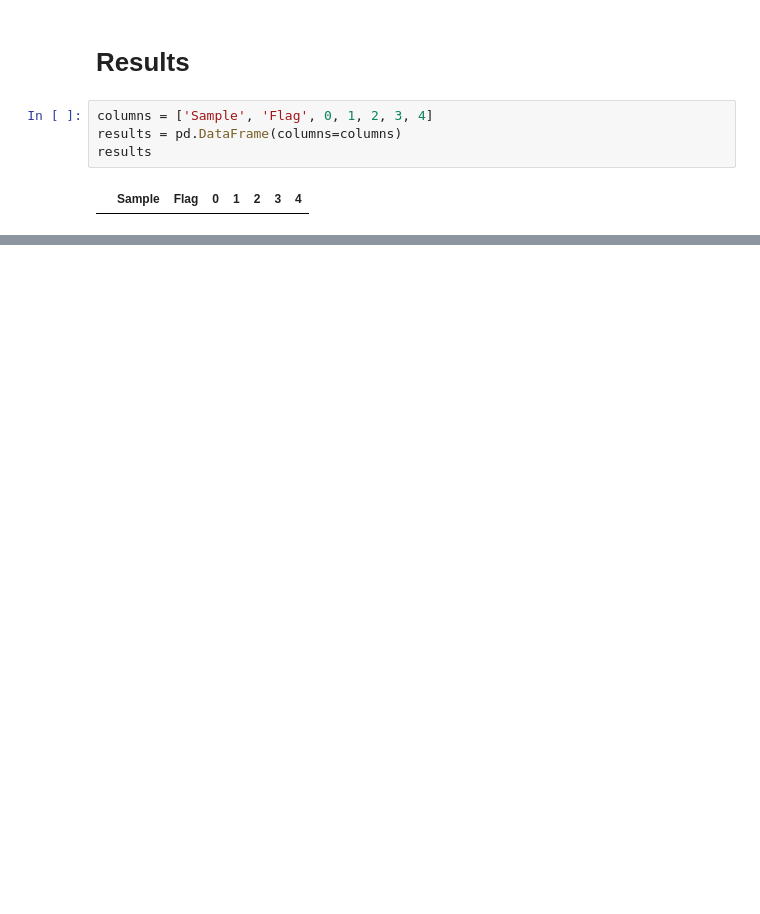
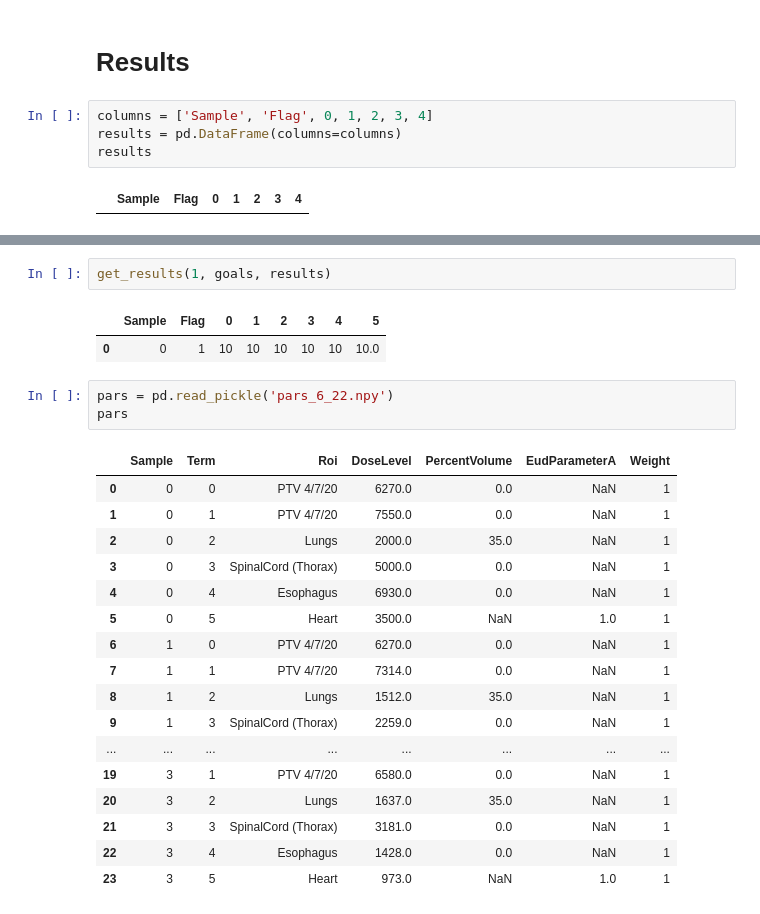
Before and after one commit to kels271828/RayBay, a Jupyter notebook: results/Try dataframe.ipynb, the cells around one changed output, grey strips where cells are left out. Cells and saved outputs as stored; diff of their text form; blank space fills up the shorter version.

```diff
--- a/results/Try dataframe.ipynb
+++ b/results/Try dataframe.ipynb
@@ -233,0 +499,26 @@ Name: 17, dtype: object
+# %%
+get_results(1, goals, results)
+# %% [output]
+|  | Sample | Flag | 0 | 1 | 2 | 3 | 4 | 5 |
+| 0 | 0 | 1 | 10 | 10 | 10 | 10 | 10 | 10.0 |
+# %%
+pars = pd.read_pickle('pars_6_22.npy')
+pars
+# %% [output]
+|  | Sample | Term | Roi | DoseLevel | PercentVolume | EudParameterA | Weight |
+| 0 | 0 | 0 | PTV 4/7/20 | 6270.0 | 0.0 | NaN | 1 |
+| 1 | 0 | 1 | PTV 4/7/20 | 7550.0 | 0.0 | NaN | 1 |
+| 2 | 0 | 2 | Lungs | 2000.0 | 35.0 | NaN | 1 |
+| 3 | 0 | 3 | SpinalCord (Thorax) | 5000.0 | 0.0 | NaN | 1 |
+| 4 | 0 | 4 | Esophagus | 6930.0 | 0.0 | NaN | 1 |
+| 5 | 0 | 5 | Heart | 3500.0 | NaN | 1.0 | 1 |
+| 6 | 1 | 0 | PTV 4/7/20 | 6270.0 | 0.0 | NaN | 1 |
+| 7 | 1 | 1 | PTV 4/7/20 | 7314.0 | 0.0 | NaN | 1 |
+| 8 | 1 | 2 | Lungs | 1512.0 | 35.0 | NaN | 1 |
+| 9 | 1 | 3 | SpinalCord (Thorax) | 2259.0 | 0.0 | NaN | 1 |
+| ... | ... | ... | ... | ... | ... | ... | ... |
+| 19 | 3 | 1 | PTV 4/7/20 | 6580.0 | 0.0 | NaN | 1 |
+| 20 | 3 | 2 | Lungs | 1637.0 | 35.0 | NaN | 1 |
+| 21 | 3 | 3 | SpinalCord (Thorax) | 3181.0 | 0.0 | NaN | 1 |
+| 22 | 3 | 4 | Esophagus | 1428.0 | 0.0 | NaN | 1 |
+| 23 | 3 | 5 | Heart | 973.0 | NaN | 1.0 | 1 |
```
Also changed, not shown: parts of 37 cells of this notebook, 3 other files.
